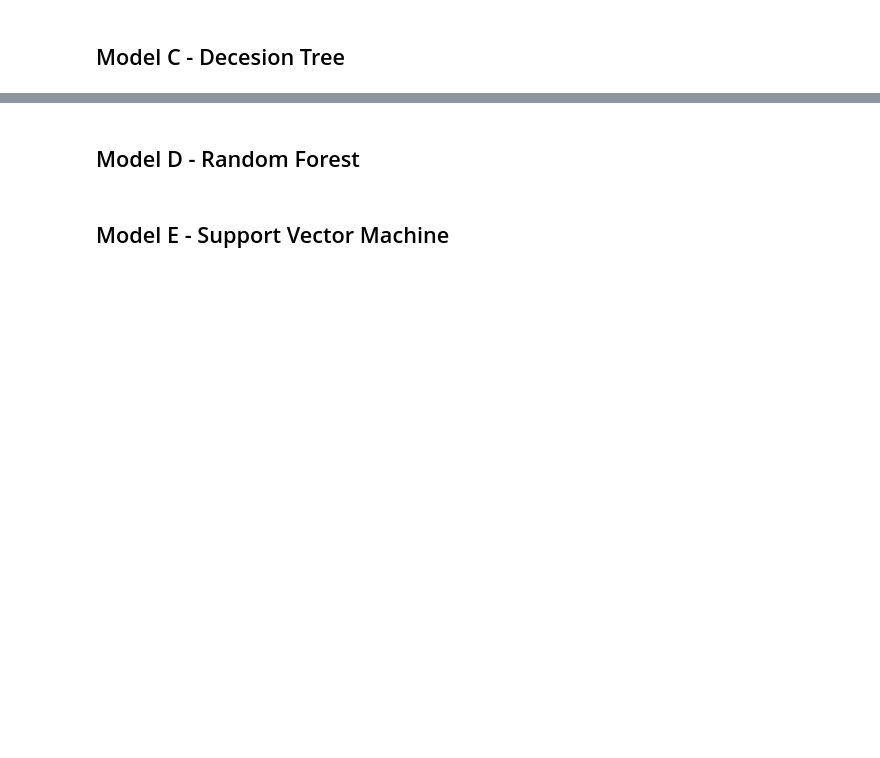
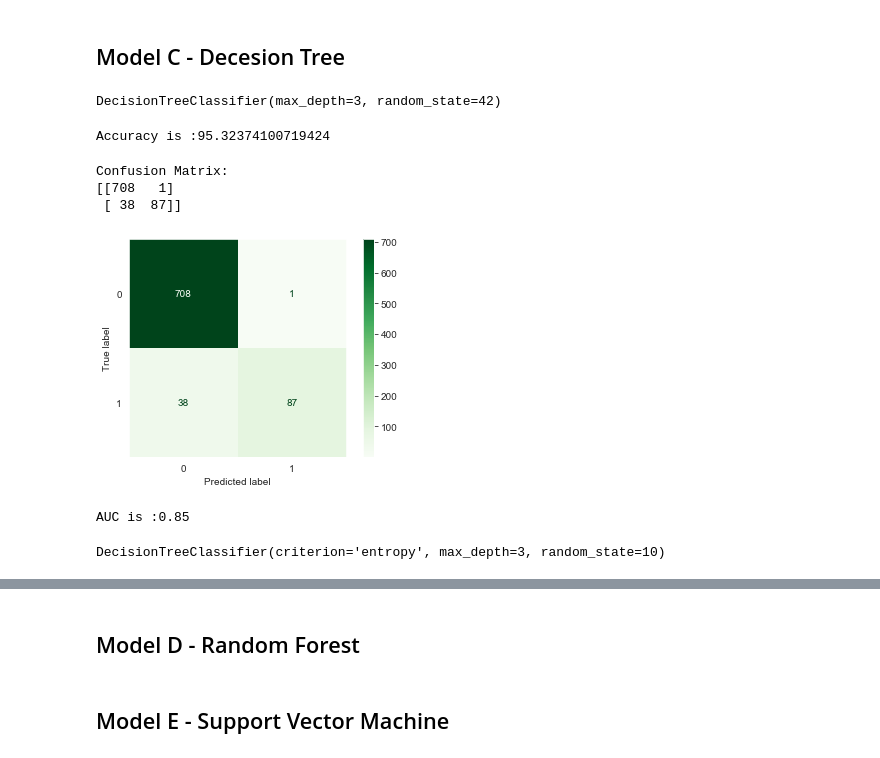
Before and after one commit to jmg0144/Customer-Churn-Classification-Analysis, a Jupyter notebook: phase-3-project.ipynb, the cells around one changed output, grey strips where cells are left out. Drawn from its saved outputs; the diff is of its cells as text; code cells hidden in the pictures; blank space fills up the shorter version.

```diff
--- a/phase-3-project.ipynb
+++ b/phase-3-project.ipynb
@@ -585,16 +617,32 @@ target_c = pd.get_dummies(df_updated_2['churn'], drop_first=True, dtype=float)
 # %%
 model_c = DecisionTreeClassifier(max_depth=3, random_state=42)
-model_c.fit(X_train_scaled, y_train)
+model_c.fit(X_train_scaled, y_train_lb)
+# %% [output]
+DecisionTreeClassifier(max_depth=3, random_state=42)
 # %%
 y_pred_c = model_c.predict(X_test_scaled)
 # %%
-acc = accuracy_score(y_test ,y_pred_c) * 100
+acc = accuracy_score(y_test_lb ,y_pred_c) * 100
 print('Accuracy is :{0}'.format(acc))
+# %% [output]
+Accuracy is :95.32374100719424
 # %%
 print('Confusion Matrix:')
-cnf_matrix = confusion_matrix(y_test, y_pred_c)
+cnf_matrix = confusion_matrix(y_test_lb, y_pred_c)
 print(cnf_matrix)
+# %% [output]
+Confusion Matrix:
+[[708   1]
+ [ 38  87]]
 # %%
-plot_confusion_matrix(model_c, X_test_scaled, y_test, cmap=plt.cm.Greens)
+plot_confusion_matrix(model_c, X_test_scaled, y_test_lb, cmap=plt.cm.Greens)
 plt.grid(False)
+# %% [output]
+[figure, added]
+# %%
+false_positive_rate, true_positive_rate, thresholds = roc_curve(y_test_lb, y_pred_c)
+roc_auc = auc(false_positive_rate, true_positive_rate)
+print('\nAUC is :{0}'.format(round(roc_auc, 2)))
+# %% [output]
+AUC is :0.85
 # %%
@@ -611,5 +655,7 @@ print('\nAUC is :{0}'.format(round(roc_auc, 2)))
 # %%
 classifier_2 = DecisionTreeClassifier(max_depth=3, random_state=10, criterion='entropy')
-classifier_2.fit(X_train_c, y_train_c)
+classifier_2.fit(X_train_scaled, y_train_lb)
+# %% [output]
+DecisionTreeClassifier(criterion='entropy', max_depth=3, random_state=10)
 # %%
 from pydotplus import graph_from_dot_data
```
Also changed, not shown: parts of 24 cells of this notebook.
